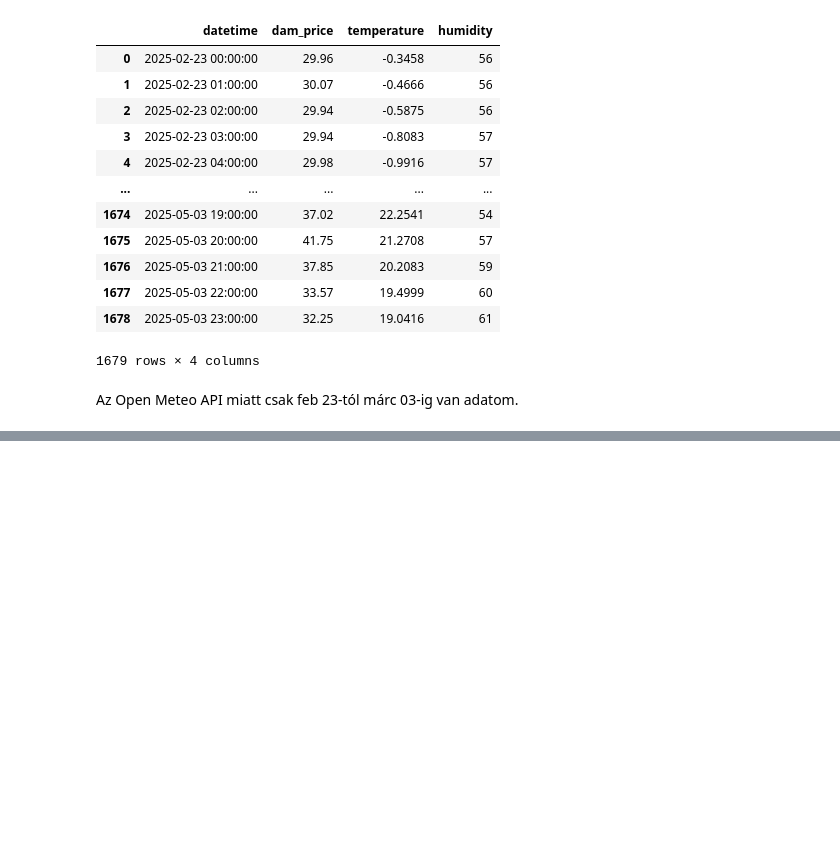
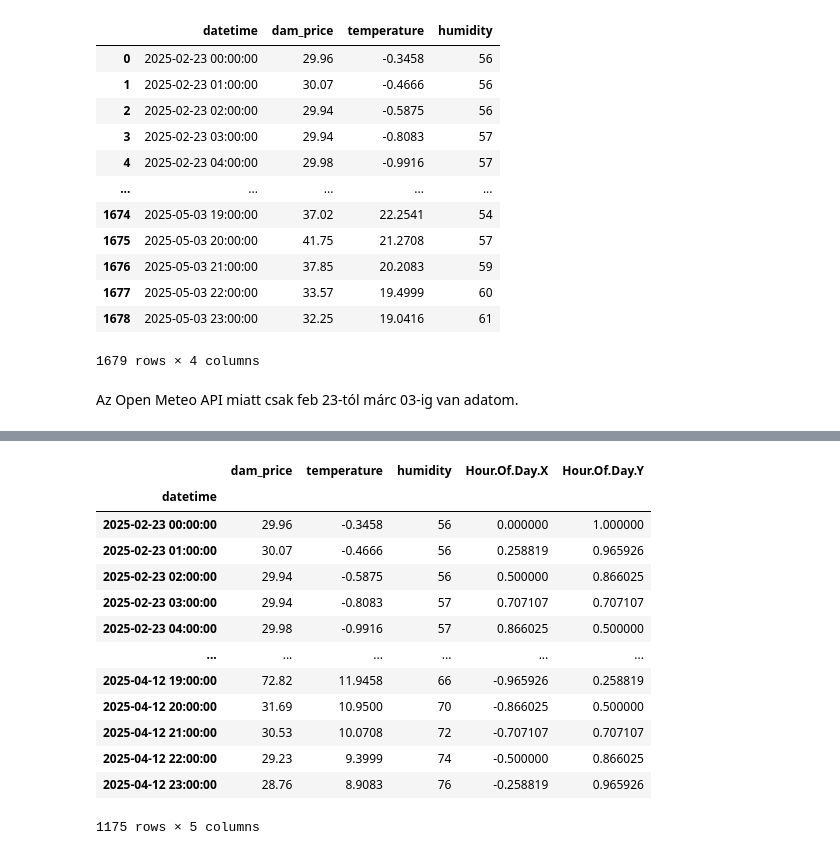
Before and after one commit to bencee2001/UI_hf, a Jupyter notebook: weatherDam.ipynb, the cells around one changed output, grey strips where cells are left out. Cells and saved outputs as stored; diff of their text form; code cells hidden in the pictures; blank space fills up the shorter version.

```diff
--- a/weatherDam.ipynb
+++ b/weatherDam.ipynb
@@ -187,3 +127,20 @@ Train: 1175, Validation: 251, Test: 253
+# %%
+df_train
+# %% [output]
+|  | dam_price | temperature | humidity | Hour.Of.Day.X | Hour.Of.Day.Y |
+| datetime |  |  |  |  |  |
+| 2025-02-23 00:00:00 | 29.96 | -0.3458 | 56 | 0.000000 | 1.000000 |
+| 2025-02-23 01:00:00 | 30.07 | -0.4666 | 56 | 0.258819 | 0.965926 |
+| 2025-02-23 02:00:00 | 29.94 | -0.5875 | 56 | 0.500000 | 0.866025 |
+| 2025-02-23 03:00:00 | 29.94 | -0.8083 | 57 | 0.707107 | 0.707107 |
+| 2025-02-23 04:00:00 | 29.98 | -0.9916 | 57 | 0.866025 | 0.500000 |
+| ... | ... | ... | ... | ... | ... |
+| 2025-04-12 19:00:00 | 72.82 | 11.9458 | 66 | -0.965926 | 0.258819 |
+| 2025-04-12 20:00:00 | 31.69 | 10.9500 | 70 | -0.866025 | 0.500000 |
+| 2025-04-12 21:00:00 | 30.53 | 10.0708 | 72 | -0.707107 | 0.707107 |
+| 2025-04-12 22:00:00 | 29.23 | 9.3999 | 74 | -0.500000 | 0.866025 |
+| 2025-04-12 23:00:00 | 28.76 | 8.9083 | 76 | -0.258819 | 0.965926 |
+1175 rows × 5 columns
 # %%
 from sklearn.preprocessing import StandardScaler
 
```
Also changed, not shown: parts of 15 cells of this notebook, 10 other files.
